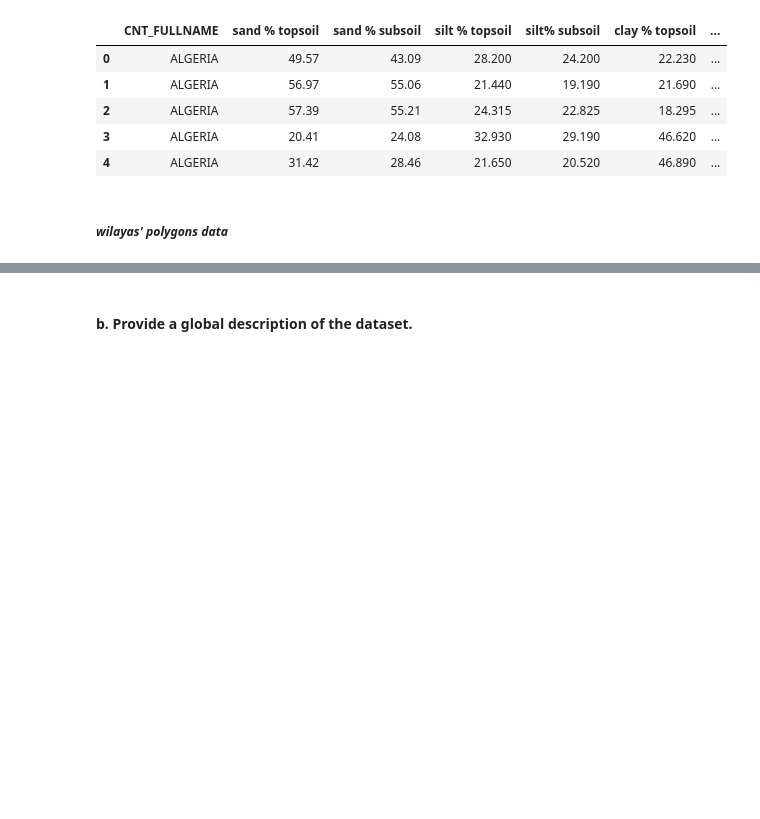
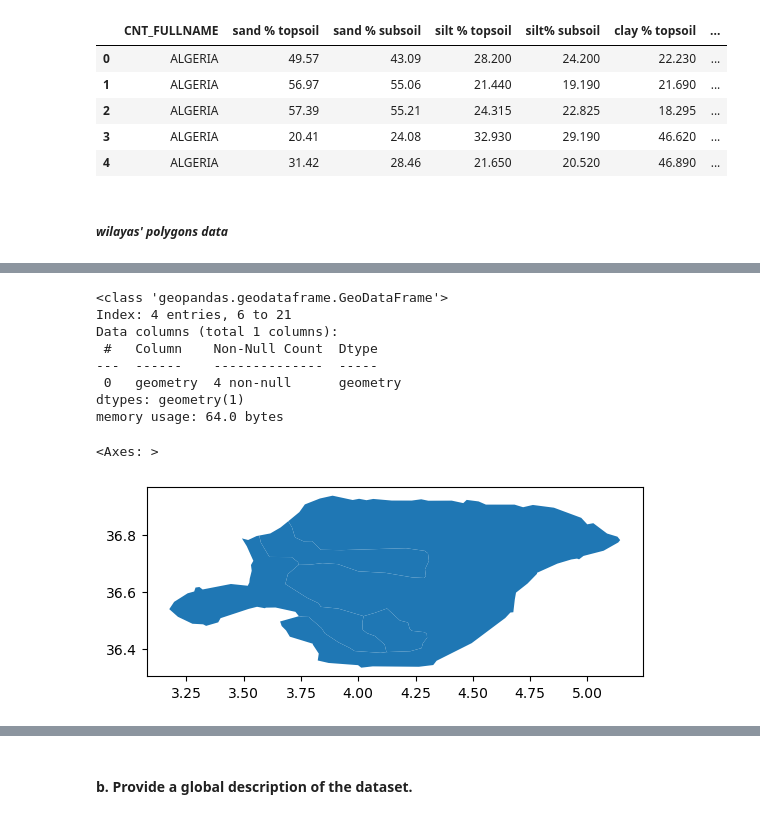
Before and after one commit to Rac11m/part1_dm, a Jupyter notebook: Code/dm.ipynb, the cells around one changed output, grey strips where cells are left out. Saved outputs shown, nothing was run; the diff lists cells and outputs as text; code cells hidden in the pictures; blank space fills up the shorter version.

Commit message:
detect Tizi Ouzou Regions

```diff
--- a/Code/dm.ipynb
+++ b/Code/dm.ipynb
@@ -71 +71,15 @@ POLYGON ((4.0338395 36.9000698, 4.0348995 36.8999926, 4.0354467 36.9001153, 4.03
 [figure]
+# %%
+from shapely import wkt
+
+def safe_wkt_loads(wkt_str):
+    try:
+        return wkt.loads(wkt_str)
+    except Exception as e:
+        print(f"Error parsing WKT: {wkt_str} -> {e}")
+        return None  # Return None for entries that fail
+
+df['geometry'] = df['geometry'].apply(safe_wkt_loads)
+
+
+df.dropna(subset=['geometry'], how='all', inplace=True)
@@ -71,0 +91,3 @@ POLYGON ((4.0338395 36.9000698, 4.0348995 36.8999926, 4.0354467 36.9001153, 4.03
+# %%
+df = df[df['geometry'].apply(lambda x: geo_tizi.intersects(x))]
+df.info()
@@ -71,0 +112,15 @@ POLYGON ((4.0338395 36.9000698, 4.0348995 36.8999926, 4.0354467 36.9001153, 4.03
+# %%
+tizidf = geopd.GeoDataFrame(df['geometry'], crs="EPSG:4326")
+tizidf.info()
+tizidf.plot()
+# %% [output]
+<class 'geopandas.geodataframe.GeoDataFrame'>
+Index: 4 entries, 6 to 21
+Data columns (total 1 columns):
+ #   Column    Non-Null Count  Dtype
+---  ------    --------------  -----
+ 0   geometry  4 non-null      geometry
+dtypes: geometry(1)
+memory usage: 64.0 bytes
+<Axes: >
+[figure, added]
```
Also changed, not shown: parts of 4 cells of this notebook, 1 other file.
